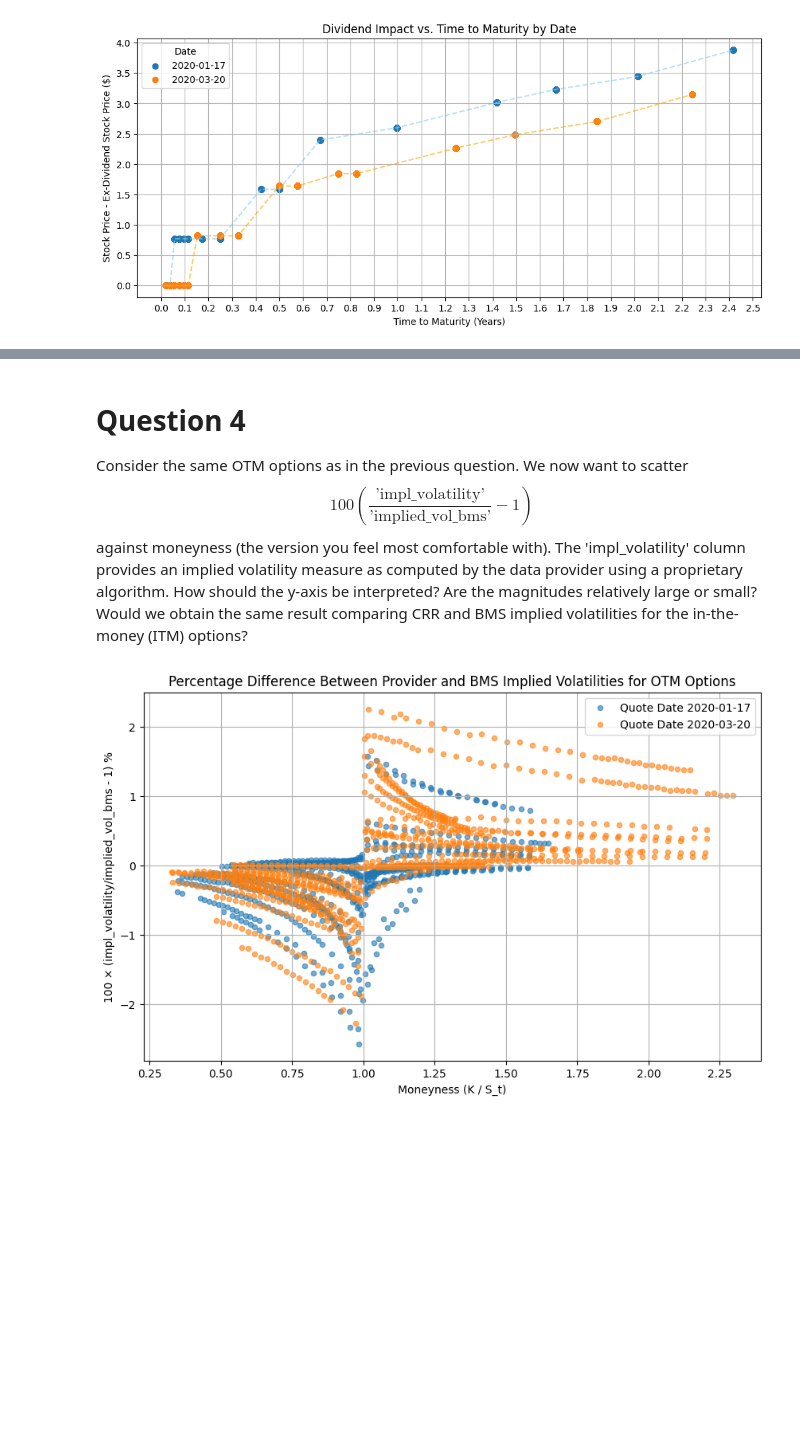
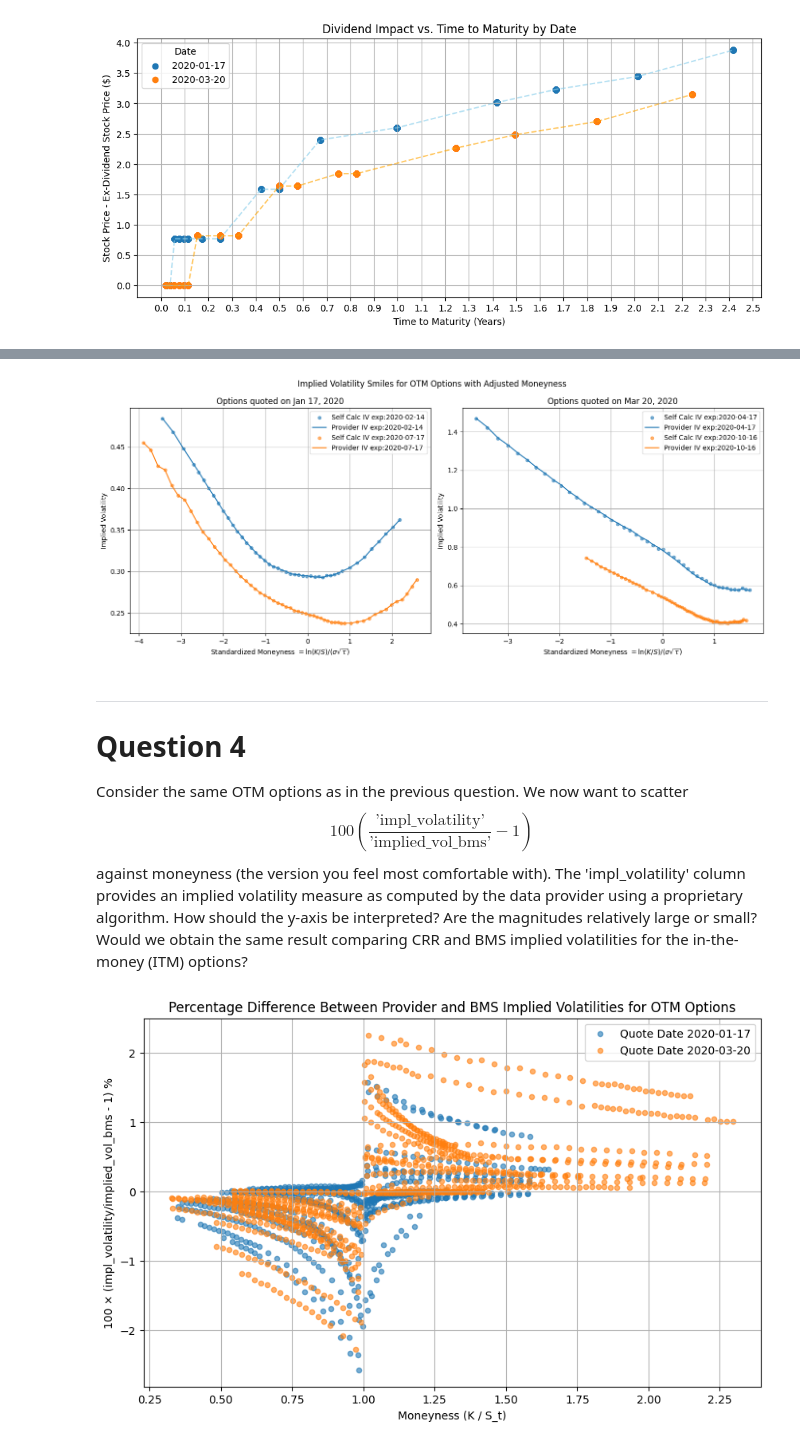
Before and after one commit to navid-nb/MSc_Derivatives_Project1, a Jupyter notebook: 202510-assignment1-en.ipynb, the cells around one changed output, grey strips where cells are left out. Drawn from its saved outputs; the diff is of its cells as text; code cells hidden in the pictures; blank space fills up the shorter version.

```diff
--- a/202510-assignment1-en.ipynb
+++ b/202510-assignment1-en.ipynb
@@ -364,4 +346,11 @@ Between January and March 2020, the overall level of implied volatility also ros
+# %%
+fig2=Q3_plot2(otm_options)
+plt.tight_layout()
+plt.show()
+# %% [output]
+[figure, added]
 # %% [markdown]
+***
 # Question 4
 
 Consider the same OTM options as in the previous question. We now want to scatter
```
Also changed, not shown: parts of 12 cells of this notebook, 1 other file.
